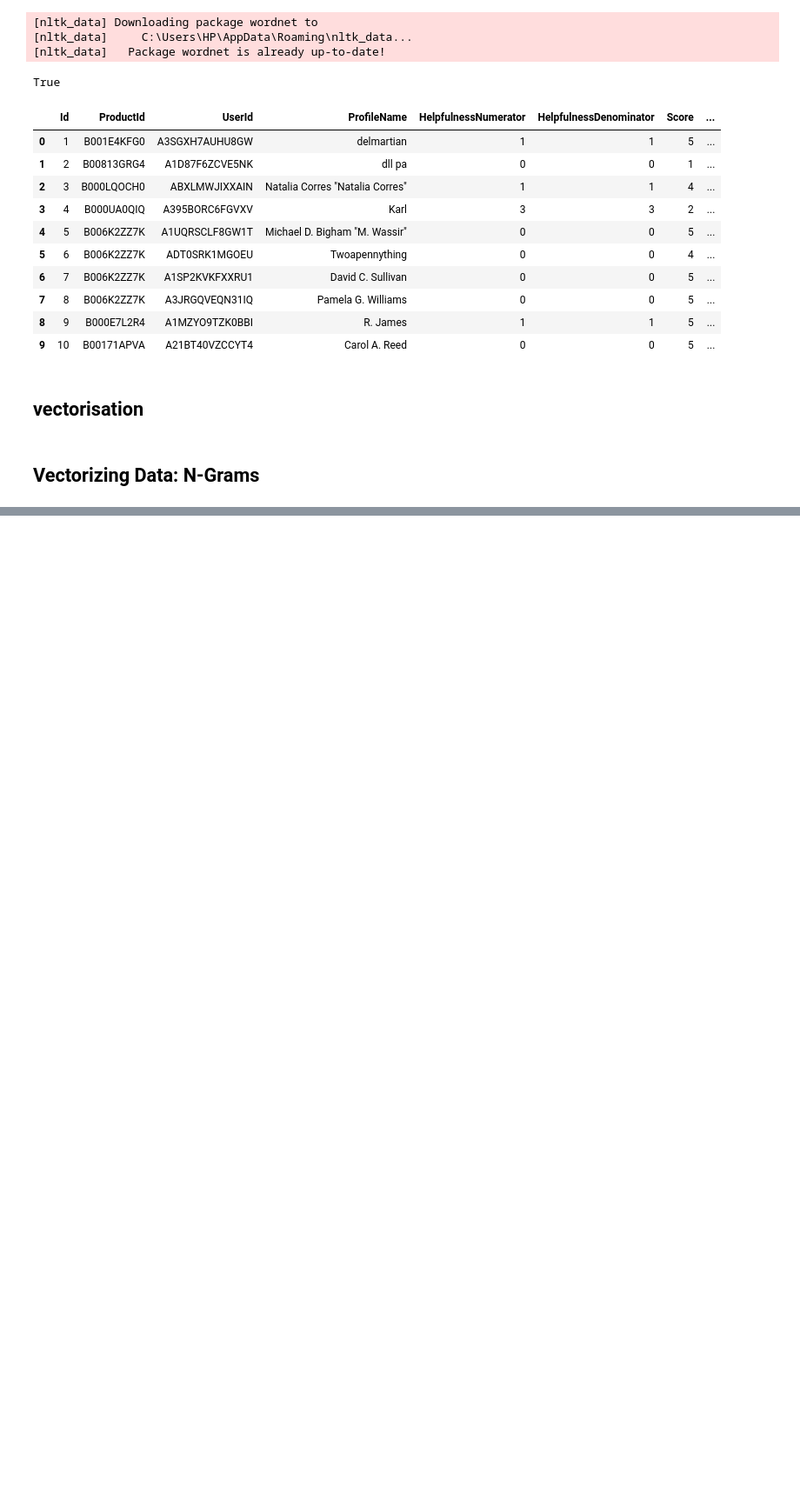
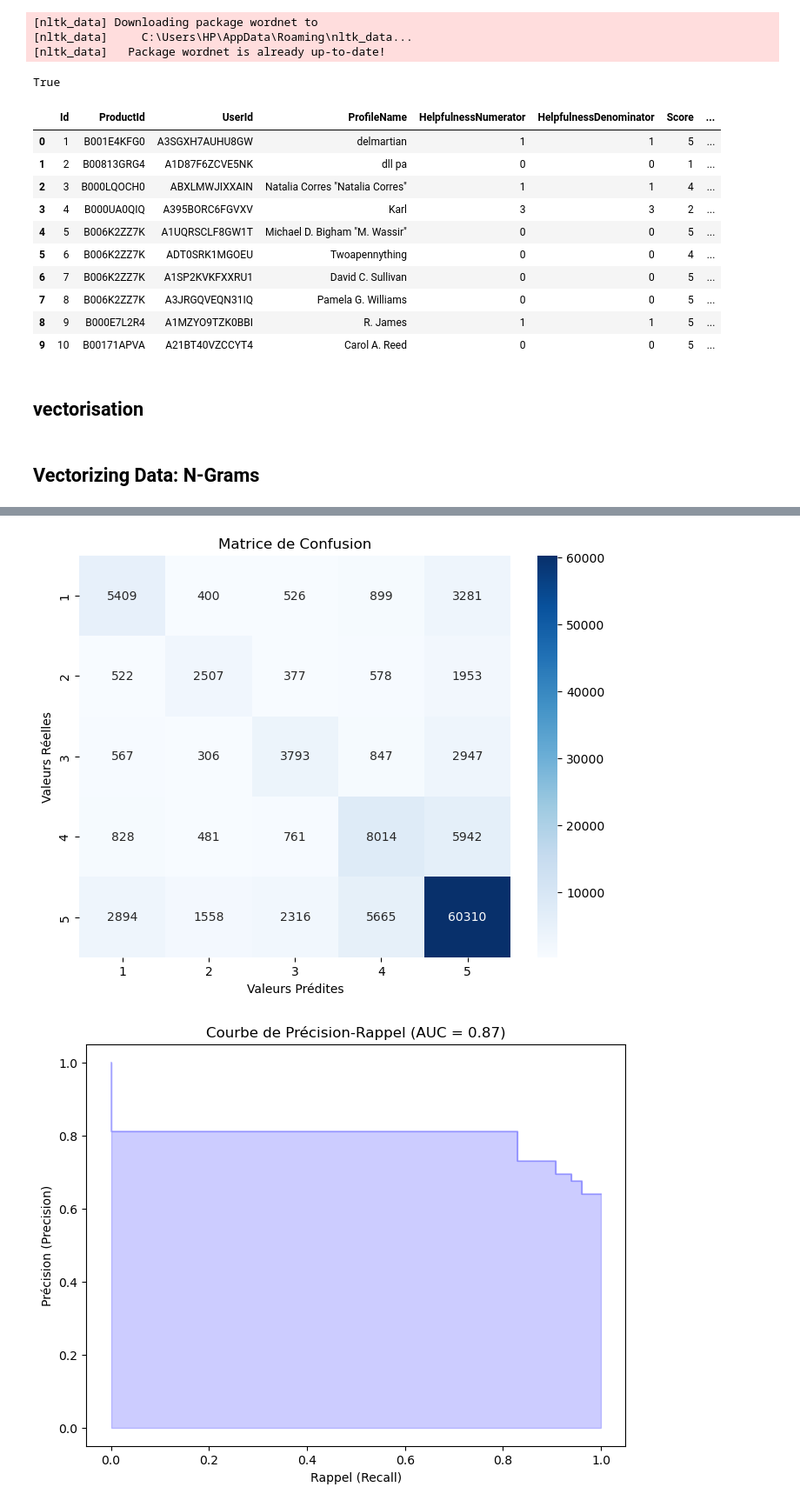
Before and after one commit to bytegajja/datasience, a Jupyter notebook: projet NLP S atisfaction des clients.ipynb, the cells around one changed output, grey strips where cells are left out. Shown: that part at 87% size. Drawn from its saved outputs; the diff is of its cells as text; code cells hidden in the pictures; blank space fills up the shorter version.

```diff
--- a/projet NLP S atisfaction des clients.ipynb
+++ b/projet NLP S atisfaction des clients.ipynb
@@ -380,5 +274,3 @@ plt.show()
-# %%
-df=df_n
 # %%
 df
 # %% [output]
@@ -623,0 +639,33 @@ Training Random Forest...
+# %%
+import seaborn as sns
+import matplotlib.pyplot as plt
+from sklearn.metrics import confusion_matrix, precision_recall_curve, auc
+
+# Supposons que 'y_test' sont les vraies étiquettes et 'predictions' sont les prédictions du modèle
+# Assurez-vous que ces variables sont correctement définies dans votre code.
+
+# Matrice de confusion
+conf_matrix = confusion_matrix(y_test, predictions)
+
+# Heatmap pour la matrice de confusion
+plt.figure(figsize=(8, 6))
+sns.heatmap(conf_matrix, annot=True, fmt="d", cmap="Blues", xticklabels=['1', '2', '3', '4', '5'], yticklabels=['1', '2', '3', '4', '5'])
+plt.title('Matrice de Confusion')
+plt.xlabel('Valeurs Prédites')
+plt.ylabel('Valeurs Réelles')
+plt.show()
+
+# Courbes de précision et de rappel
+precision, recall, _ = precision_recall_curve(y_test, predictions, pos_label=5)  # Assurez-vous de mettre la bonne étiquette positive (pos_label)
+area_under_curve = auc(recall, precision)
+
+plt.figure(figsize=(8, 6))
+plt.step(recall, precision, color='b', alpha=0.2, where='post')
+plt.fill_between(recall, precision, step='post', alpha=0.2, color='b')
+plt.xlabel('Rappel (Recall)')
+plt.ylabel('Précision (Precision)')
+plt.title(f'Courbe de Précision-Rappel (AUC = {area_under_curve:.2f})')
+plt.show()
+# %% [output]
+[figure, added]
+[figure, added]
```
Also changed, not shown: parts of 45 cells of this notebook.
